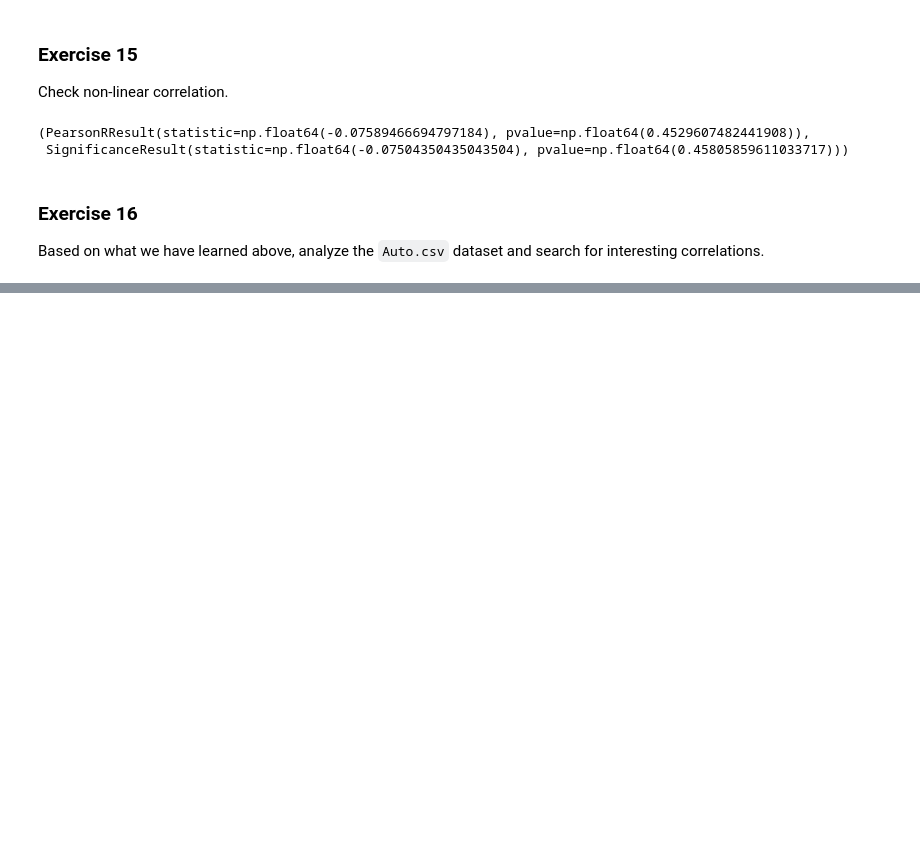
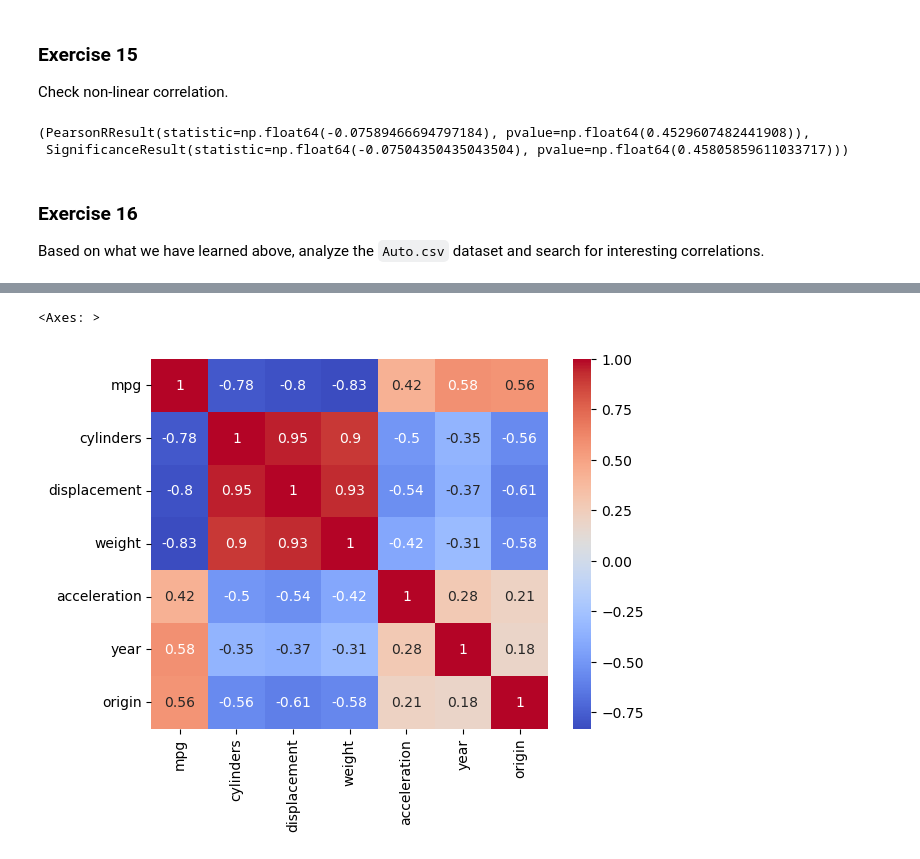
Before and after one commit to tgvp/Data-Science, a Jupyter notebook: Week_4/ds-pr-week-4-solution.ipynb, the cells around one changed output, grey strips where cells are left out. Saved outputs shown, nothing was run; the diff lists cells and outputs as text; code cells hidden in the pictures; blank space fills up the shorter version.

```diff
--- a/Week_4/ds-pr-week-4-solution.ipynb
+++ b/Week_4/ds-pr-week-4-solution.ipynb
@@ -434,3 +465,7 @@ Check non-linear correlation.
 # %% [markdown]
 ### Exercise 16
 Based on what we have learned above, analyze the `Auto.csv` dataset and search for interesting correlations.
+# %%
+# loading dataset and displaying first 5 rows
+df = pd.read_csv('./Auto.csv')
+df.head()
@@ -436,0 +506,3 @@ Based on what we have learned above, analyze the `Auto.csv` dataset and search f
+# %%
+numeric_columns = df.select_dtypes(include=[np.number]).columns.tolist()
+numeric_columns
@@ -436,0 +529,6 @@ Based on what we have learned above, analyze the `Auto.csv` dataset and search f
+# %%
+# visualizing the correlation matrix makes easier to understand
+sns.heatmap(df[numeric_columns].corr(), annot=True, cmap='coolwarm')
+# %% [output]
+<Axes: >
+[figure, added]
```
Also changed, not shown: parts of 31 cells of this notebook.
